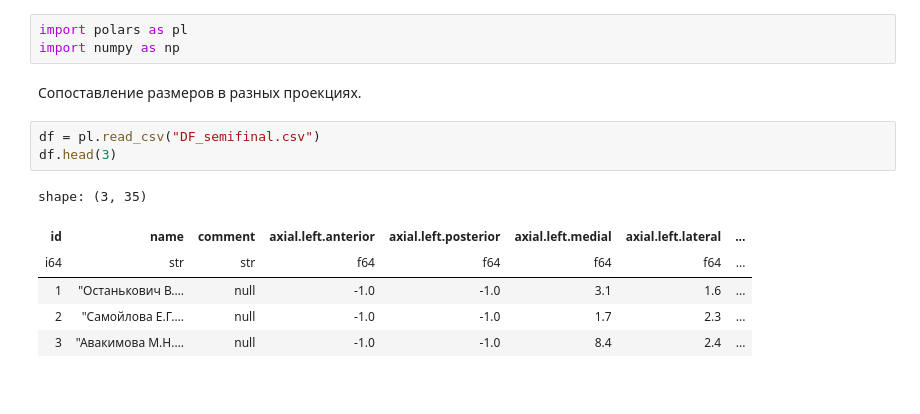
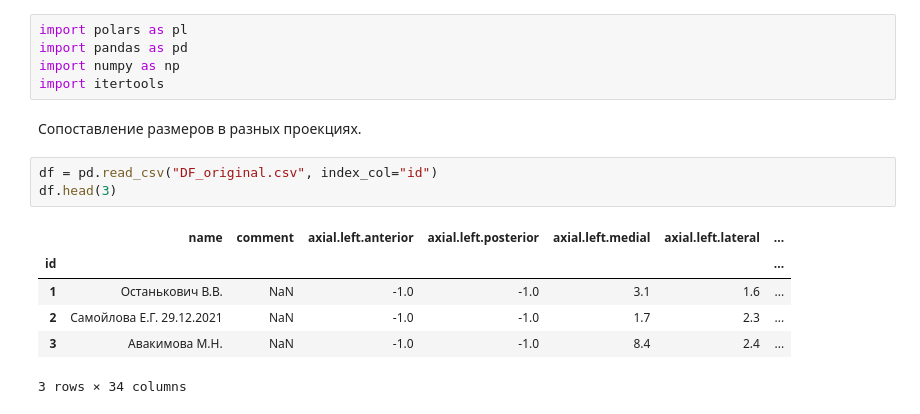
Before and after one commit to 19man72/Pathologies_ArtDental_g, a Jupyter notebook: Utkin Dmitry/secondary_data_collection.ipynb, the cells around one changed output. Drawn from its saved outputs; the diff is of its cells as text.

```diff
--- a/Utkin Dmitry/secondary_data_collection.ipynb
+++ b/Utkin Dmitry/secondary_data_collection.ipynb
@@ -1,15 +1,17 @@
 # %%
 import polars as pl
+import pandas as pd
 import numpy as np
+import itertools
 # %% [markdown]
 Сопоставление размеров в разных проекциях.
 # %%
-df = pl.read_csv("DF_semifinal.csv")
+df = pd.read_csv("DF_original.csv", index_col="id")
 df.head(3)
 # %% [output]
+|  | name | comment | axial.left.anterior | axial.left.posterior | axial.left.medial | axial.left.lateral | ... |
+| id |  |  |  |  |  |  | ... |
+| 1 | Останькович В.В. | NaN | -1.0 | -1.0 | 3.1 | 1.6 | ... |
+| 2 | Самойлова Е.Г. 29.12.2021 | NaN | -1.0 | -1.0 | 1.7 | 2.3 | ... |
+| 3 | Авакимова М.Н. | NaN | -1.0 | -1.0 | 8.4 | 2.4 | ... |
-shape: (3, 35)
+3 rows × 34 columns
-| id | name | comment | axial.left.anterior | axial.left.posterior | axial.left.medial | axial.left.lateral | ... |
-| i64 | str | str | f64 | f64 | f64 | f64 | ... |
-| 1 | "Останькович В.… | null | -1.0 | -1.0 | 3.1 | 1.6 | ... |
-| 2 | "Самойлова Е.Г.… | null | -1.0 | -1.0 | 1.7 | 2.3 | ... |
-| 3 | "Авакимова М.Н.… | null | -1.0 | -1.0 | 8.4 | 2.4 | ... |
```
Also changed, not shown: parts of 7 cells of this notebook, 5 other files.
